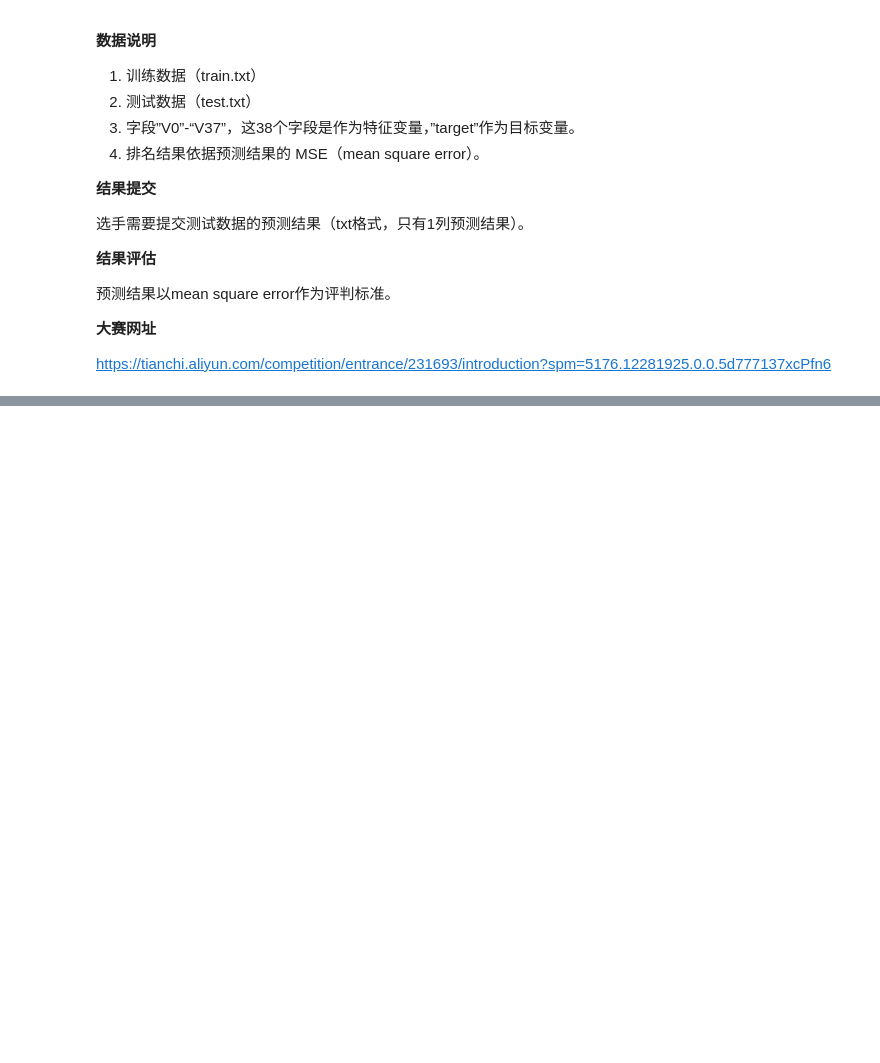
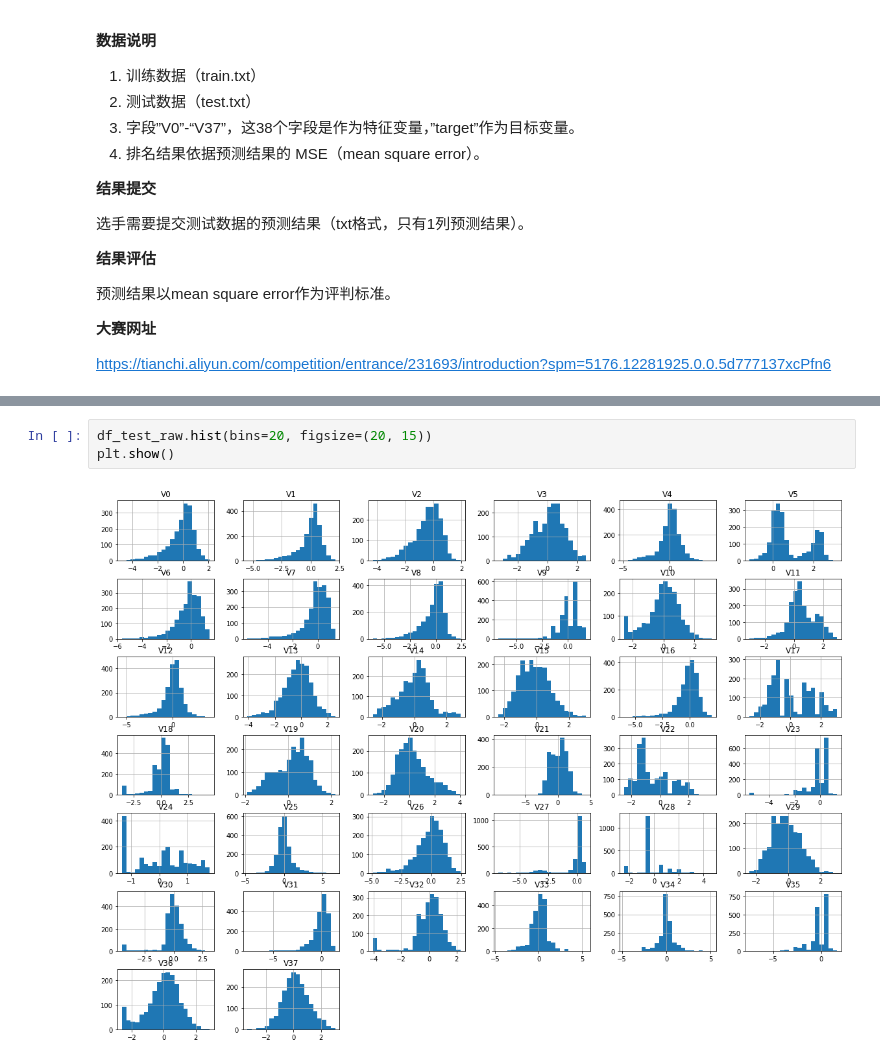
Before and after one commit to xx529/-, a Jupyter notebook: 天池蒸汽/蒸汽5.ipynb, the cells around one changed output, grey strips where cells are left out. Drawn from its saved outputs; the diff is of its cells as text; blank space fills up the shorter version.

```diff
--- a/天池蒸汽/蒸汽5.ipynb
+++ b/天池蒸汽/蒸汽5.ipynb
@@ -254,0 +122,5 @@ result.to_csv('./test_result_tor.txt', header=False, index=False)
+# %%
+df_test_raw.hist(bins=20, figsize=(20, 15))
+plt.show()
+# %% [output]
+[figure, added]
```
Also changed, not shown: parts of 44 cells of this notebook.
